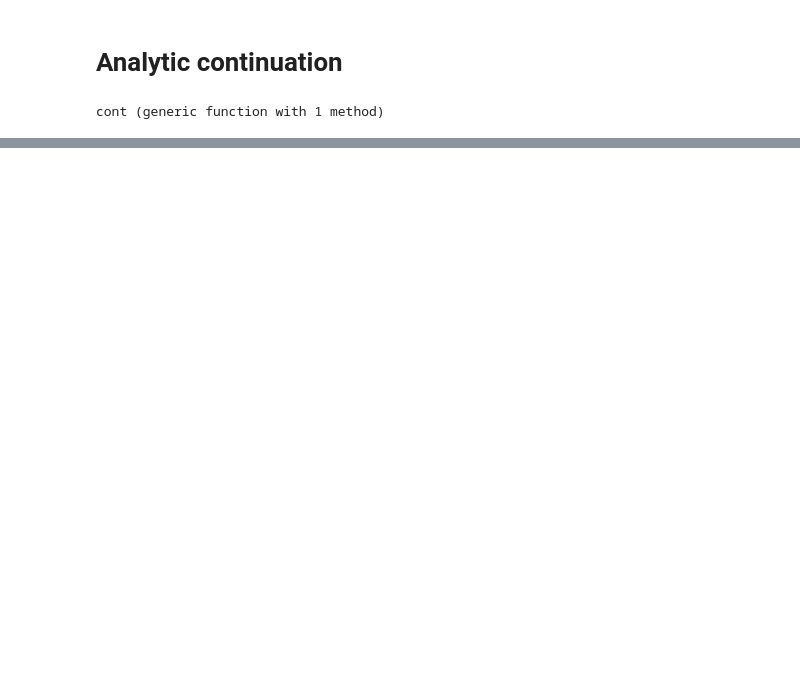
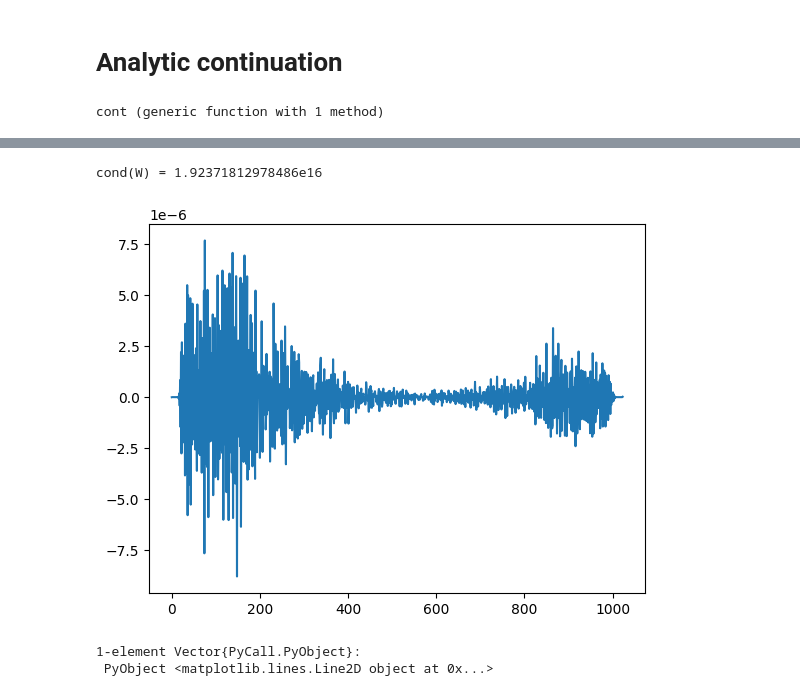
Before and after one commit to krivenko/QInchworm.jl, a Jupyter notebook: bench/ysr/post-processing.ipynb, the cells around one changed output, grey strips where cells are left out. Cells and saved outputs as stored; diff of their text form; code cells hidden in the pictures; blank space fills up the shorter version.

```diff
--- a/bench/ysr/post-processing.ipynb
+++ b/bench/ysr/post-processing.ipynb
@@ -138,0 +209,30 @@ DOS norm: 0.9926750607696251
+# %%
+using SpecialPolynomials
+using LinearAlgebra
+
+function τ2legendre(g_τ, β, l_max)
+    legendre_basis = basis.(Legendre, 0:l_max)
+    W = [legendre_basis[l+1](x)
+         for x in range(-1.0, 1.0, length(g_τ)),
+             l in 0:l_max
+        ] / β
+    @show cond(W)
+    return W \ g_τ
+end
+
+g_τ = g_u2
+
+l_max = 300
+Ll = basis.(Legendre, 0:l_max)
+g_l = τ2legendre(g_τ, β, l_max)
+#g_τ_rec = [sum(1 / β * Ll[l+1](x) * g_l[l+1] for l in 0:l_max) for x in range(-1.0, 1.0, length(g_τ))]
+g_τ_rec = (1/β) * Legendre(g_l).(range(-1.0, 1.0, length(g_τ)))
+
+#plt.plot(g_τ)
+#plt.plot(g_τ_rec)
+plt.plot(g_τ - g_τ_rec)
+# %% [output]
+cond(W) = 1.92371812978486e16
+[figure, added]
+1-element Vector{PyCall.PyObject}:
+ PyObject <matplotlib.lines.Line2D object at 0x...>
```
Also changed, not shown: parts of 6 cells of this notebook.
